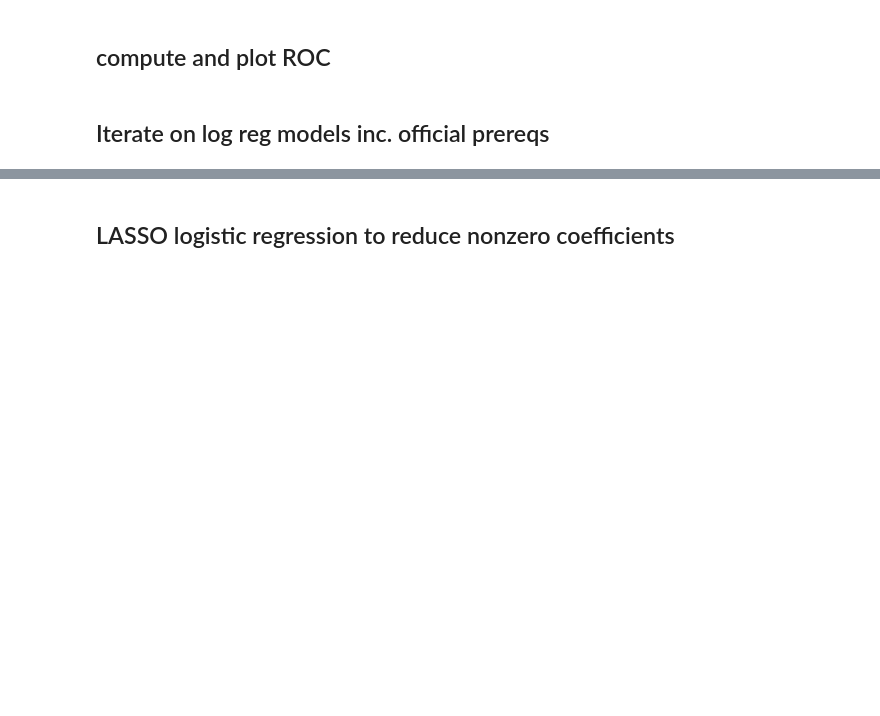
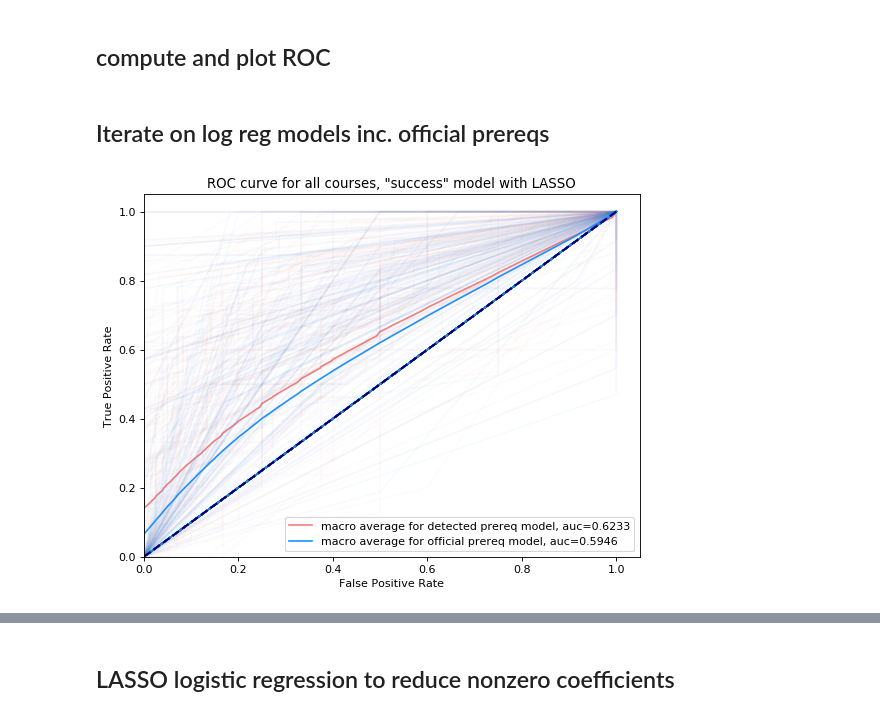
Before and after one commit to gmdavis1/carta-prereqs, a Jupyter notebook: models/wcc_logreg_prereqs_iterate.ipynb, the cells around one changed output, grey strips where cells are left out. Drawn from its saved outputs; the diff is of its cells as text; code cells hidden in the pictures; blank space fills up the shorter version.

```diff
--- a/models/wcc_logreg_prereqs_iterate.ipynb
+++ b/models/wcc_logreg_prereqs_iterate.ipynb
@@ -650,13 +651,13 @@ gpa_param = False # currently crashes if set to True
 x1grades_param = SUCCESS_GRADES
 y1grades_param = SUCCESS_GRADES
 dev = True
-penalty = 'l2'
-C = 1.0
+penalty = 'l1'
+C = 0.1
 random_seed = 42
-solver = 'lbfgs'
+solver = 'liblinear'
 
-PATHNAME = "success_initial"
-PLOT_TITLE = "ROC curve for all courses, initial \"success\" model"
+PATHNAME = "success_lasso"
+PLOT_TITLE = "ROC curve for all courses, \"success\" model with LASSO"
 
 limited_run = False
 limit_count = 20
@@ -676,30 +677,32 @@ for course_name in courselist:
     executor.submit(run_predictions_with_prereqs, course_name, results_full, results_prereq, TEST_QUARTERS,
                     gender_param, gpa_param, x1grades_param, y1grades_param, dev, penalty, C, random_seed, solver)
 
 # #     seems like most of the time is spent executing the threads, not submitting them
 #     count += 1
 #     print(str(count) + " of " + str(limit))
 
     if limited_run:
         if count == limit_count:
             break
 executor.shutdown()
 
 if limited_run:
     PATHNAME = PATHNAME + "_limited" + str(limit_count)
 
 if dev:
     plot_roc(results_full, results_prereq, PATHNAME, PLOT_TITLE)
 
 results_full_df = pd.DataFrame(results_full, columns = COLUMN_NAMES)
 results_prereq_df = pd.DataFrame(results_prereq, columns = COLUMN_NAMES)
 RESULTS_FULL_PATH_CSV = "../results/" + PATHNAME + "_full.csv"
 RESULTS_PREREQ_PATH_CSV = "../results/" + PATHNAME + "_prereq.csv"
 results_full_df.to_csv(RESULTS_FULL_PATH_CSV)
 results_prereq_df.to_csv(RESULTS_PREREQ_PATH_CSV)
 
 # # feather currently doesn't work for some reason
 # RESULTS_FULL_PATH = "../results/" + PATHNAME + "_full.fthr"
 # RESULTS_PREREQ_PATH = "../results/" + PATHNAME + "_prereq.fthr"
 # results_full_df.to_feather(RESULTS_FULL_PATH)
 # results_prereq_df.to_feather(RESULTS_PREREQ_PATH)
+# %% [output]
+[figure, added]
```
Also changed, not shown: parts of 4 cells of this notebook, 6 other files.
